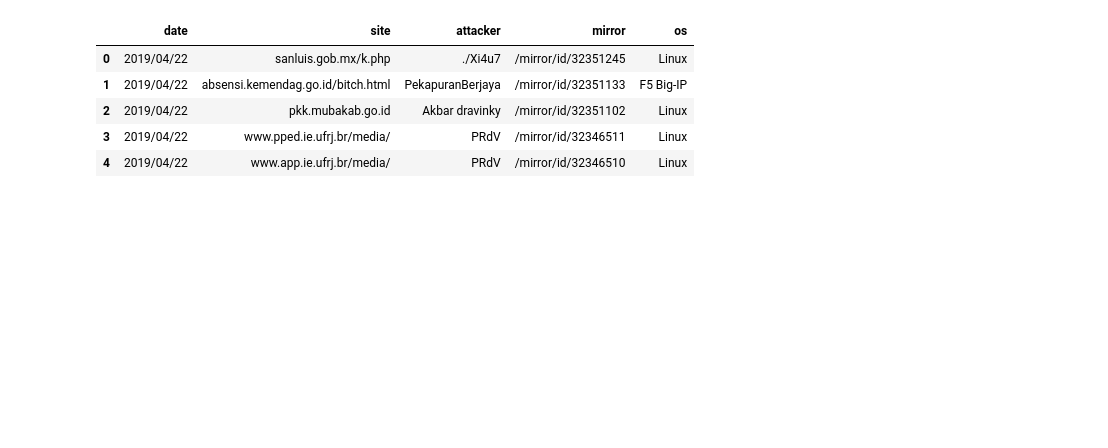
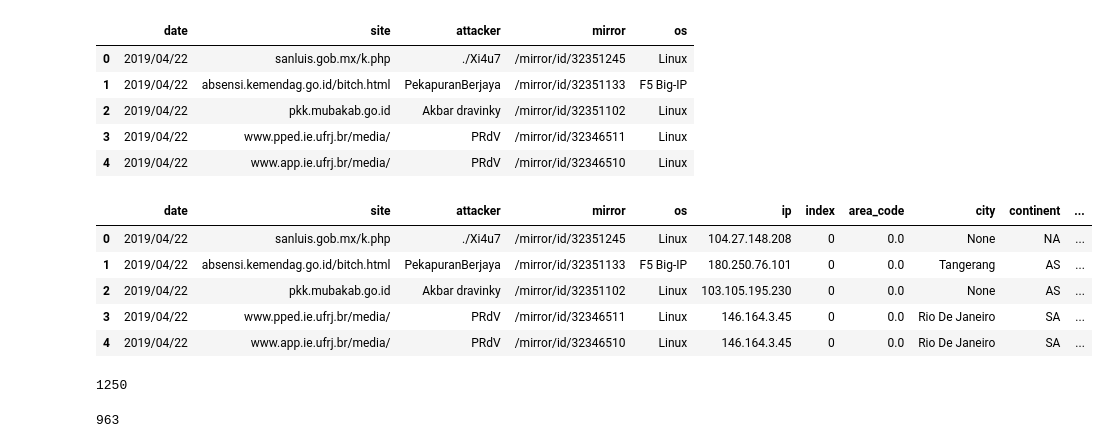
Before and after one commit to Bruck1701/Webscrapers, a Jupyter notebook: Zone-h-scraper.ipynb, the cells around one changed output. Cells and saved outputs as stored; diff of their text form; code cells hidden in the pictures; blank space fills up the shorter version.

```diff
--- a/Zone-h-scraper.ipynb
+++ b/Zone-h-scraper.ipynb
@@ -220,3 +210,24 @@ for i in srv_list2:
         #print(str(i)+": "+str(ip))
     except:
         ip_list.append('0.0.0.0')
+# %%
+GEOIP1 = pygeoip.GeoIP("/home/bruck/geoip/GeoIP.dat", pygeoip.MEMORY_CACHE)
+GEOIP2 = pygeoip.GeoIP("/home/bruck/geoip/GeoLiteCity.dat", pygeoip.MEMORY_CACHE)
+GEOIP3 = pygeoip.GeoIP("/home/bruck/geoip/GeoIPASNum.dat", pygeoip.MEMORY_CACHE)
+# %%
+df['ip']=ip_list
+
+df_tmp=pd.DataFrame()
+for ip in ip_list:
+    df_tmp=df_tmp.append(pd.DataFrame(GEOIP2.record_by_addr(ip),index=[0]))
+df_tmp.reset_index(inplace=True)
+result=pd.concat([df,df_tmp],axis=1)
+# %%
+result.head()
+# %% [output]
+|  | date | site | attacker | mirror | os | ip | index | area_code | city | continent | ... |
+| 0 | 2019/04/22 | sanluis.gob.mx/k.php | ./Xi4u7 | /mirror/id/32351245 | Linux | 104.27.148.208 | 0 | 0.0 | None | NA | ... |
+| 1 | 2019/04/22 | absensi.kemendag.go.id/bitch.html | PekapuranBerjaya | /mirror/id/32351133 | F5 Big-IP | 180.250.76.101 | 0 | 0.0 | Tangerang | AS | ... |
+| 2 | 2019/04/22 | pkk.mubakab.go.id | Akbar dravinky | /mirror/id/32351102 | Linux | 103.105.195.230 | 0 | 0.0 | None | AS | ... |
+| 3 | 2019/04/22 | www.pped.ie.ufrj.br/media/ | PRdV | /mirror/id/32346511 | Linux | 146.164.3.45 | 0 | 0.0 | Rio De Janeiro | SA | ... |
+| 4 | 2019/04/22 | www.app.ie.ufrj.br/media/ | PRdV | /mirror/id/32346510 | Linux | 146.164.3.45 | 0 | 0.0 | Rio De Janeiro | SA | ... |
@@ -222,0 +241,9 @@ for i in srv_list2:
+# %%
+len(latlongframe)
+# %% [output]
+1250
+# %%
+latlongframe=latlongframe.dropna()
+len(latlongframe)
+# %% [output]
+963
```
Also changed, not shown: parts of 28 cells of this notebook.
